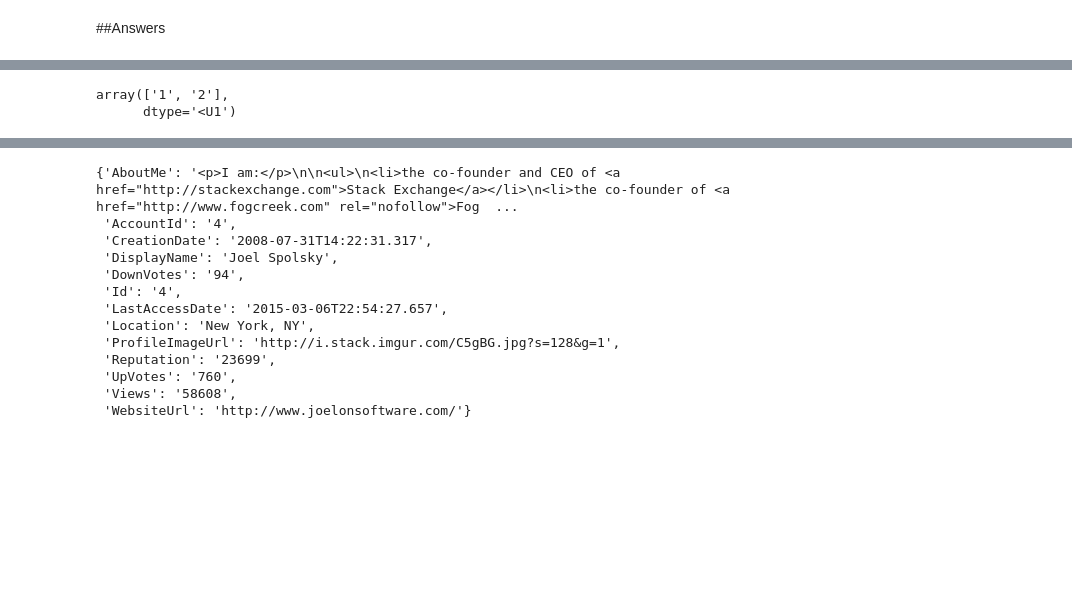
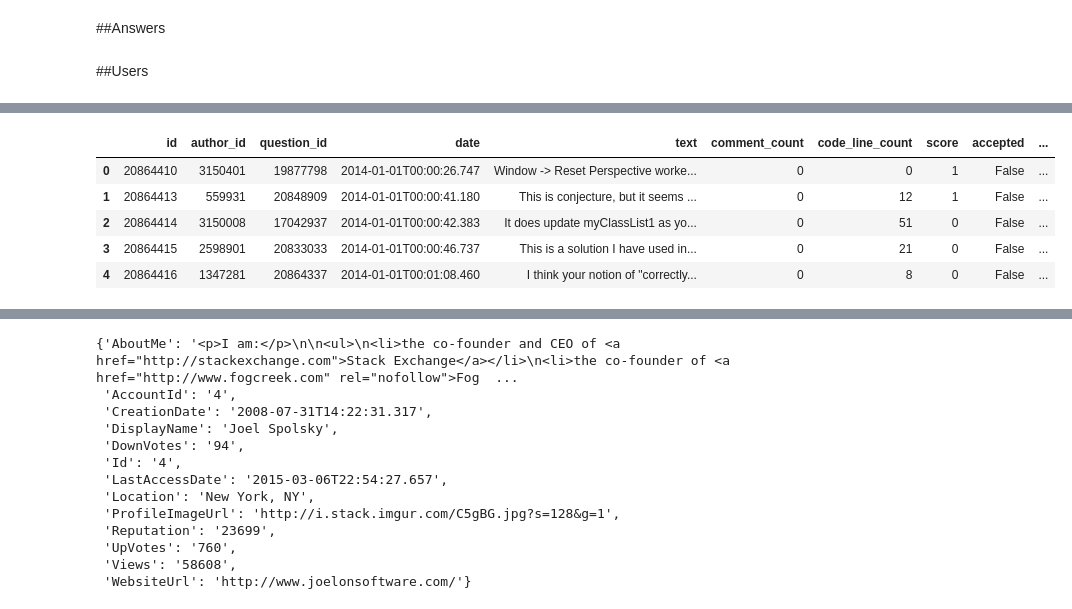
Before and after one commit to mavillard/so, a Jupyter notebook: so_xml.ipynb, the cells around one changed output, grey strips where cells are left out. Saved outputs shown, nothing was run; the diff lists cells and outputs as text; code cells hidden in the pictures; blank space fills up the shorter version.

```diff
--- a/so_xml.ipynb
+++ b/so_xml.ipynb
@@ -177,0 +209,2 @@ xml_path = os.path.join(data_path, xml_file)
+# %% [markdown]
+##Users
@@ -208,8 +244,12 @@ questions_df.head()
 | 2 | 20864427 | 2779244 | 2014-01-01T00:03:24.030 | PHP form processing issues | I have been trying numerous ways ... | -2 | 108 | 1 | 10 | ... |
 | 3 | 20864429 | 382775 | 2014-01-01T00:03:39.953 | IAM policy to allow EC2 instance ... | I'm trying to set up an app that ... | 0 | 686 | 1 | 0 | ... |
 | 4 | 20864430 | 2592623 | 2014-01-01T00:03:42.410 | PHP Mailing Address Preg_match no... | I am trying to make a regular exp... | 0 | 45 | 2 | 1 | ... |
-# %%
-np.array(['1','2'])
-# %% [output]
-array(['1', '2'],
-      dtype='<U1')
+# %%
+answers_df.head()
+# %% [output]
+|  | id | author_id | question_id | date | text | comment_count | code_line_count | score | accepted | ... |
+| 0 | 20864410 | 3150401 | 19877798 | 2014-01-01T00:00:26.747 | Window -> Reset Perspective worke... | 0 | 0 | 1 | False | ... |
+| 1 | 20864413 | 559931 | 20848909 | 2014-01-01T00:00:41.180 | This is conjecture, but it seems ... | 0 | 12 | 1 | False | ... |
+| 2 | 20864414 | 3150008 | 17042937 | 2014-01-01T00:00:42.383 | It does update myClassList1 as yo... | 0 | 51 | 0 | False | ... |
+| 3 | 20864415 | 2598901 | 20833033 | 2014-01-01T00:00:46.737 | This is a solution I have used in... | 0 | 21 | 0 | False | ... |
+| 4 | 20864416 | 1347281 | 20864337 | 2014-01-01T00:01:08.460 | I think your notion of "correctly... | 0 | 8 | 0 | False | ... |
```
Also changed, not shown: parts of 6 cells of this notebook.
